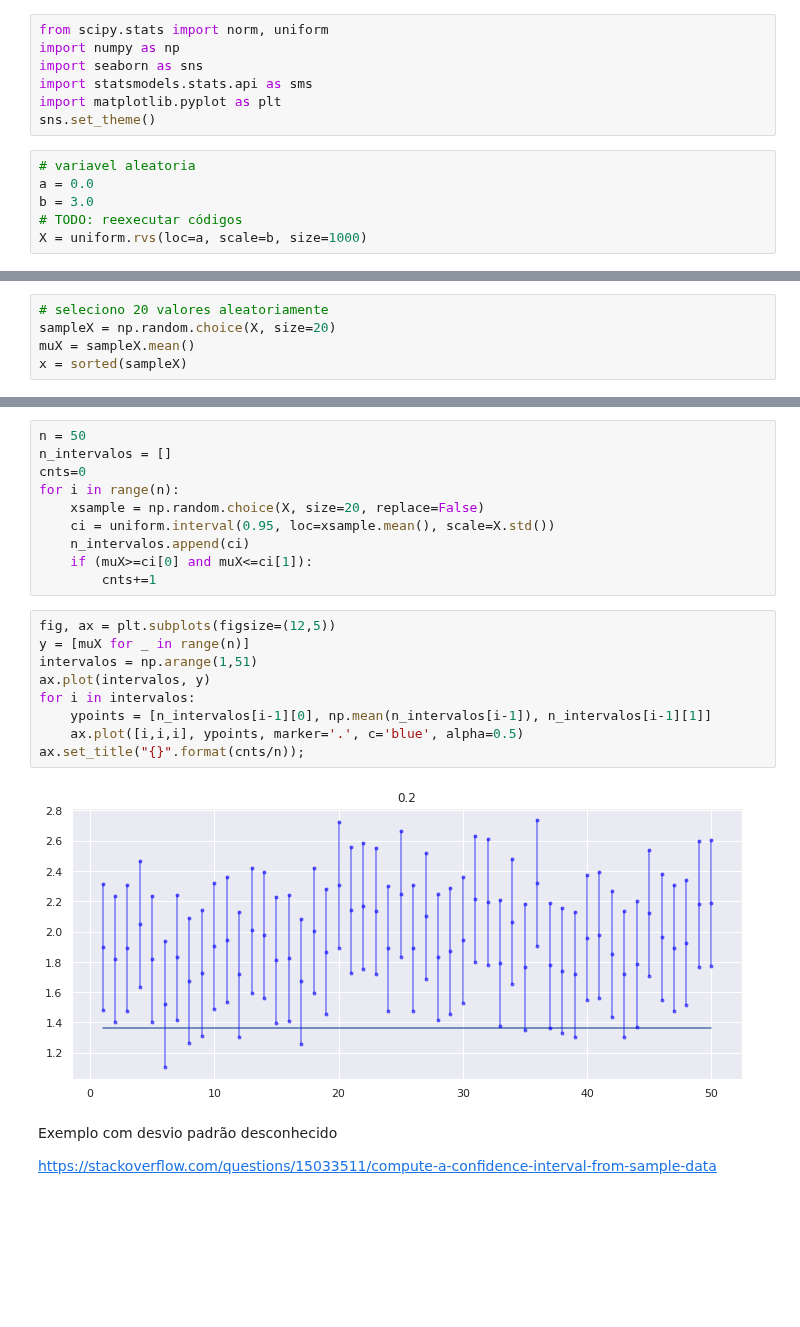
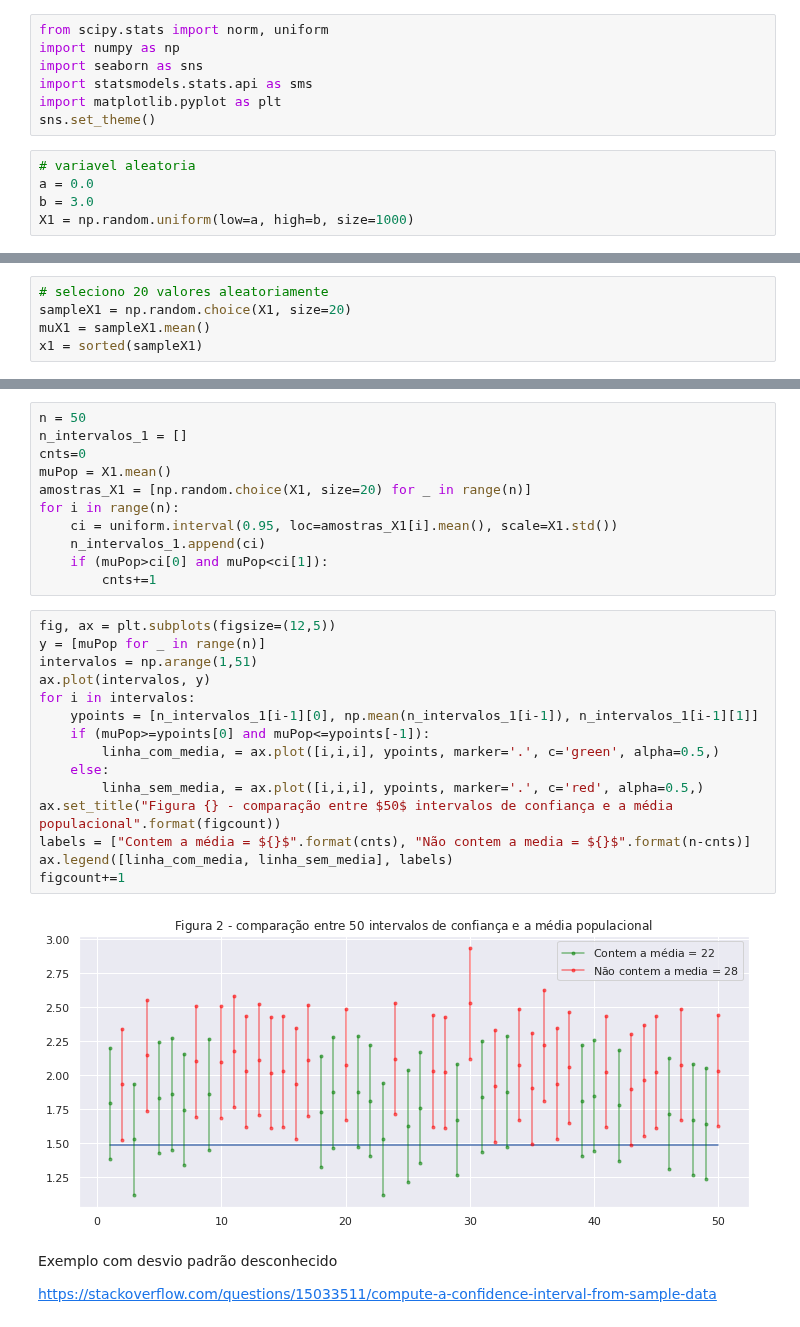
Before and after one commit to ifribeiro/TEI-EstApl, a Jupyter notebook: EPC6.ipynb, the cells around one changed output, grey strips where cells are left out. Saved outputs shown, nothing was run; the diff lists cells and outputs as text; blank space fills up the shorter version.

Commit message:
fixing plots

```diff
--- a/EPC6.ipynb
+++ b/EPC6.ipynb
@@ -19,6 +19,5 @@ sns.set_theme()
 # variavel aleatoria
 a = 0.0
 b = 3.0
-# TODO: reexecutar códigos
-X = uniform.rvs(loc=a, scale=b, size=1000)
+X1 = np.random.uniform(low=a, high=b, size=1000)
 # %% [markdown]
@@ -31,5 +25,5 @@ varX
 # %%
 # seleciono 20 valores aleatoriamente
-sampleX = np.random.choice(X, size=20)
-muX = sampleX.mean()
-x = sorted(sampleX)
+sampleX1 = np.random.choice(X1, size=20)
+muX1 = sampleX1.mean()
+x1 = sorted(sampleX1)
@@ -50,24 +59,31 @@ ax.set_xlabel("x");
 # %%
 n = 50
-n_intervalos = []
+n_intervalos_1 = []
 cnts=0
+muPop = X1.mean()
+amostras_X1 = [np.random.choice(X1, size=20) for _ in range(n)]
 for i in range(n):
-    xsample = np.random.choice(X, size=20, replace=False)
-    ci = uniform.interval(0.95, loc=xsample.mean(), scale=X.std())
-    n_intervalos.append(ci)
-    if (muX>=ci[0] and muX<=ci[1]):
+    ci = uniform.interval(0.95, loc=amostras_X1[i].mean(), scale=X1.std())
+    n_intervalos_1.append(ci)
+    if (muPop>ci[0] and muPop<ci[1]):
         cnts+=1
 # %%
 fig, ax = plt.subplots(figsize=(12,5))
-y = [muX for _ in range(n)]
+y = [muPop for _ in range(n)]
 intervalos = np.arange(1,51)
 ax.plot(intervalos, y)
 for i in intervalos:
-    ypoints = [n_intervalos[i-1][0], np.mean(n_intervalos[i-1]), n_intervalos[i-1][1]]
-    ax.plot([i,i,i], ypoints, marker='.', c='blue', alpha=0.5)
-ax.set_title("{}".format(cnts/n));
+    ypoints = [n_intervalos_1[i-1][0], np.mean(n_intervalos_1[i-1]), n_intervalos_1[i-1][1]]
+    if (muPop>=ypoints[0] and muPop<=ypoints[-1]):
+        linha_com_media, = ax.plot([i,i,i], ypoints, marker='.', c='green', alpha=0.5,)
+    else:
+        linha_sem_media, = ax.plot([i,i,i], ypoints, marker='.', c='red', alpha=0.5,)
+ax.set_title("Figura {} - comparação entre $50$ intervalos de confiança e a média populacional".format(figcount))
+labels = ["Contem a média = ${}$".format(cnts), "Não contem a media = ${}$".format(n-cnts)]
+ax.legend([linha_com_media, linha_sem_media], labels)
+figcount+=1
 # %% [output]
-[figure, old version]
+[figure, new version]
 # %% [markdown]
 Exemplo com desvio padrão desconhecido
 
```
Also changed, not shown: parts of 15 cells of this notebook.
